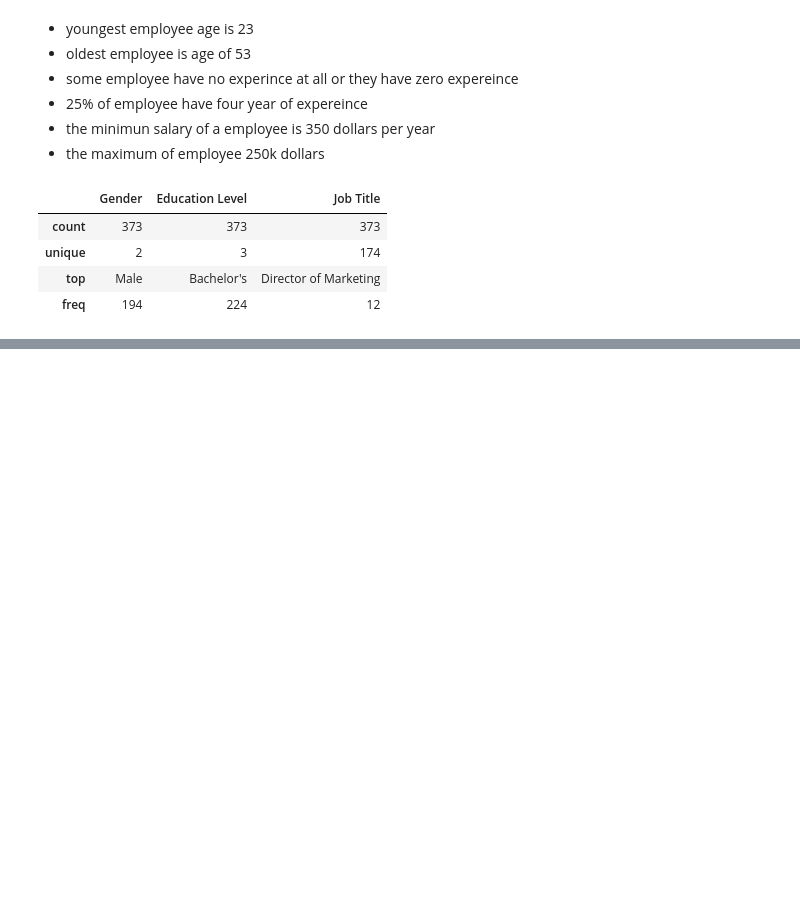
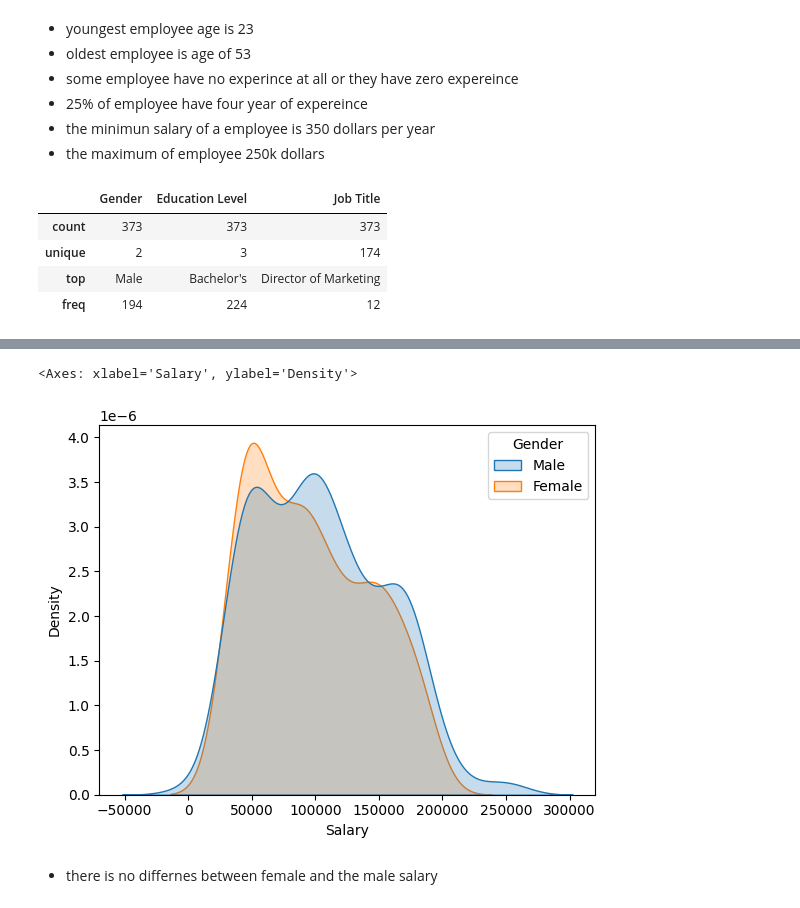
Before and after one commit to itsmepramila/Learn-Data-Science-, a Jupyter notebook: introduction to linear regression.ipynb, the cells around one changed output, grey strips where cells are left out. Cells and saved outputs as stored; diff of their text form; code cells hidden in the pictures; blank space fills up the shorter version.

```diff
--- a/introduction to linear regression.ipynb
+++ b/introduction to linear regression.ipynb
@@ -151,0 +232,7 @@ sns.countplot(x=df['Education Level'])
+# %%
+sns.kdeplot(x=df['Salary'], hue=df['Gender'], fill=True)
+# %% [output]
+<Axes: xlabel='Salary', ylabel='Density'>
+[figure, added]
+# %% [markdown]
+* there is no differnes between female and the male salary
```
Also changed, not shown: parts of 36 cells of this notebook.
